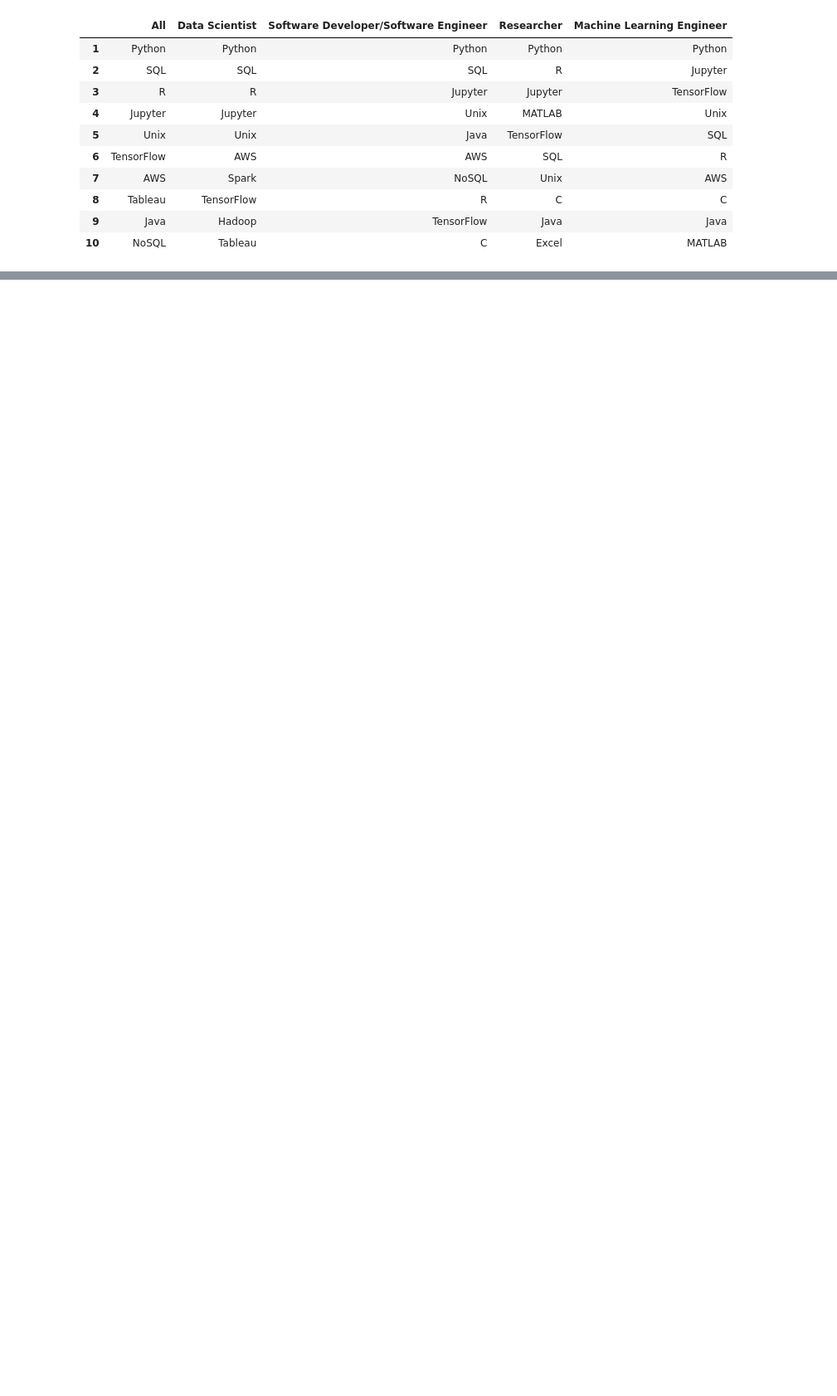
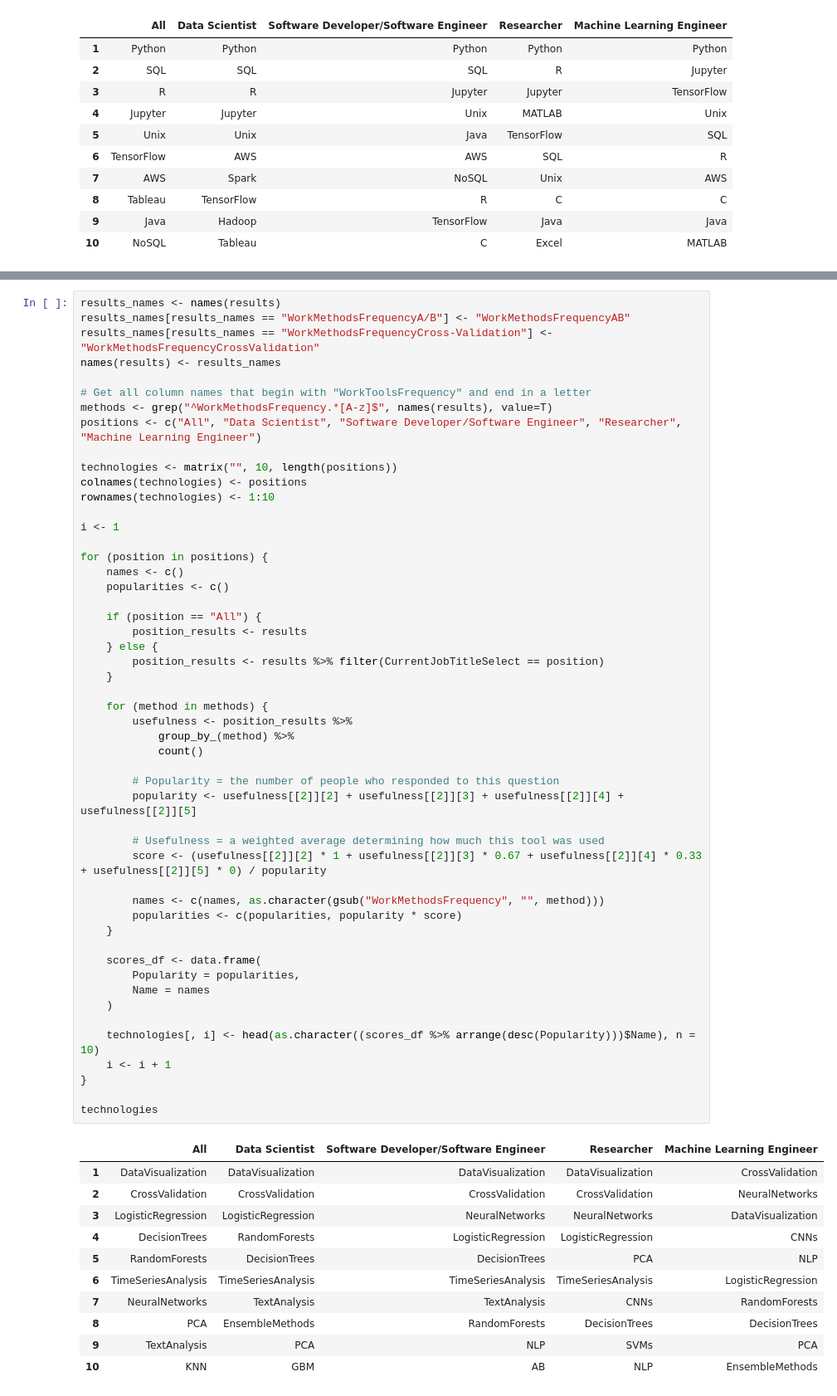
Before and after one commit to jackcook/kaggle-survey, a Jupyter notebook: analysis.ipynb, the cells around one changed output, grey strips where cells are left out. Shown: that part at 83% size. Saved outputs shown, nothing was run; the diff lists cells and outputs as text; blank space fills up the shorter version.

Commit message:
Added a table with methods used in various positions

```diff
--- a/analysis.ipynb
+++ b/analysis.ipynb
@@ -229,0 +230,63 @@ I haven't started college yet, and as such, have not yet had to declare a major.
+# %%
+results_names <- names(results)
+results_names[results_names == "WorkMethodsFrequencyA/B"] <- "WorkMethodsFrequencyAB"
+results_names[results_names == "WorkMethodsFrequencyCross-Validation"] <- "WorkMethodsFrequencyCrossValidation"
+names(results) <- results_names
+
+# Get all column names that begin with "WorkToolsFrequency" and end in a letter
+methods <- grep("^WorkMethodsFrequency.*[A-z]$", names(results), value=T)
+positions <- c("All", "Data Scientist", "Software Developer/Software Engineer", "Researcher", "Machine Learning Engineer")
+
+technologies <- matrix("", 10, length(positions))
+colnames(technologies) <- positions
+rownames(technologies) <- 1:10
+
+i <- 1
+
+for (position in positions) {
+    names <- c()
+    popularities <- c()
+
+    if (position == "All") {
+        position_results <- results
+    } else {
+        position_results <- results %>% filter(CurrentJobTitleSelect == position)
+    }
+
+    for (method in methods) {
+        usefulness <- position_results %>%
+            group_by_(method) %>%
+            count()
+
+        # Popularity = the number of people who responded to this question
+        popularity <- usefulness[[2]][2] + usefulness[[2]][3] + usefulness[[2]][4] + usefulness[[2]][5]
+
+        # Usefulness = a weighted average determining how much this tool was used
+        score <- (usefulness[[2]][2] * 1 + usefulness[[2]][3] * 0.67 + usefulness[[2]][4] * 0.33 + usefulness[[2]][5] * 0) / popularity
+
+        names <- c(names, as.character(gsub("WorkMethodsFrequency", "", method)))
+        popularities <- c(popularities, popularity * score)
+    }
+
+    scores_df <- data.frame(
+        Popularity = popularities,
+        Name = names
+    )
+
+    technologies[, i] <- head(as.character((scores_df %>% arrange(desc(Popularity)))$Name), n = 10)
+    i <- i + 1
+}
+
+technologies
+# %% [output]
+|  | All | Data Scientist | Software Developer/Software Engineer | Researcher | Machine Learning Engineer |
+| 1 | DataVisualization | DataVisualization | DataVisualization | DataVisualization | CrossValidation |
+| 2 | CrossValidation | CrossValidation | CrossValidation | CrossValidation | NeuralNetworks |
+| 3 | LogisticRegression | LogisticRegression | NeuralNetworks | NeuralNetworks | DataVisualization |
+| 4 | DecisionTrees | RandomForests | LogisticRegression | LogisticRegression | CNNs |
+| 5 | RandomForests | DecisionTrees | DecisionTrees | PCA | NLP |
+| 6 | TimeSeriesAnalysis | TimeSeriesAnalysis | TimeSeriesAnalysis | TimeSeriesAnalysis | LogisticRegression |
+| 7 | NeuralNetworks | TextAnalysis | TextAnalysis | CNNs | RandomForests |
+| 8 | PCA | EnsembleMethods | RandomForests | DecisionTrees | DecisionTrees |
+| 9 | TextAnalysis | PCA | NLP | SVMs | PCA |
+| 10 | KNN | GBM | AB | NLP | EnsembleMethods |
```
Also changed, not shown: parts of 2 cells of this notebook.
